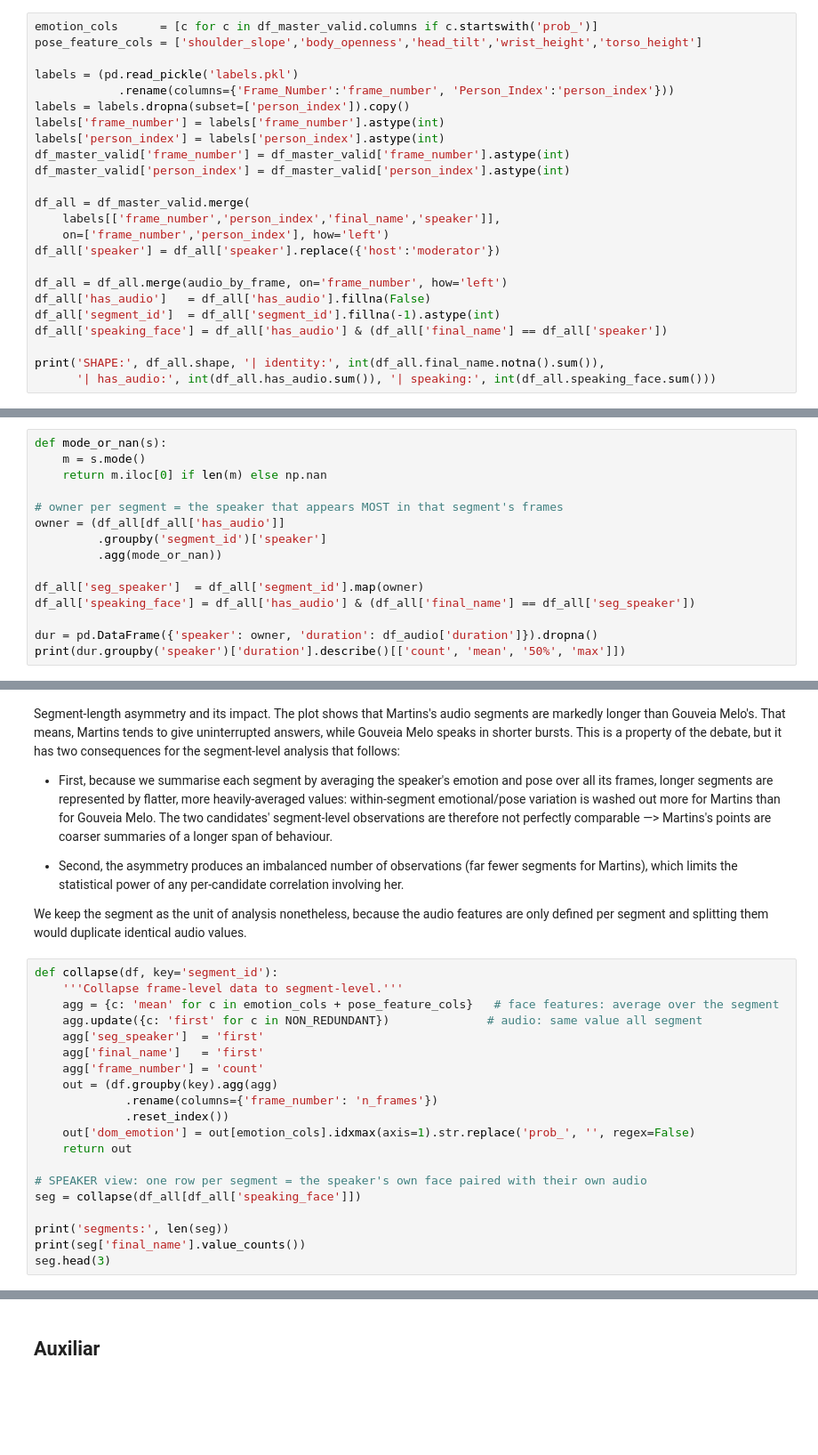
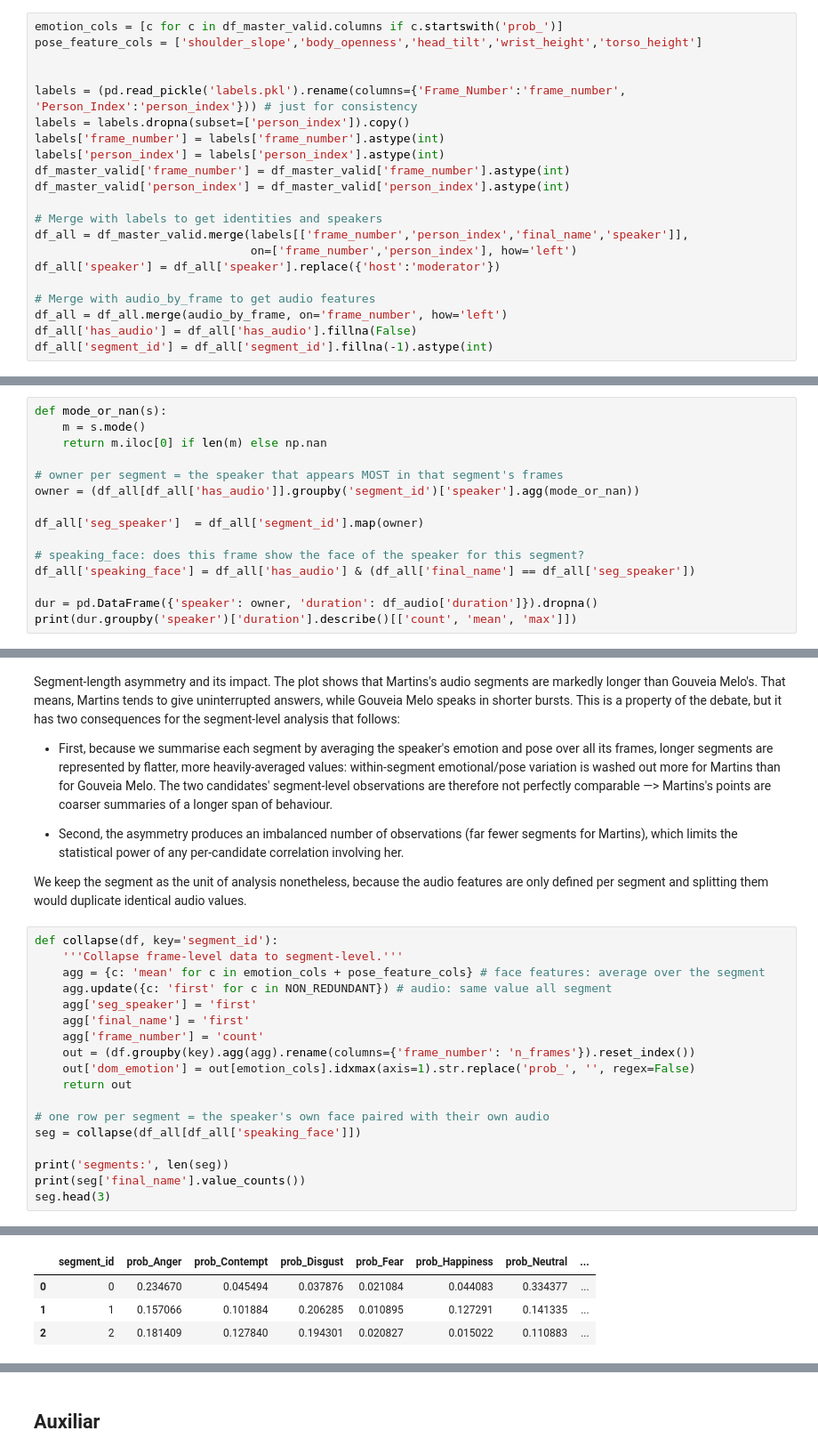
Before and after one commit to Dinisas/Big-Data, a Jupyter notebook: labeling_visual/corelations_updated.ipynb, the cells around one changed output, grey strips where cells are left out. Shown at 89% size. Cells and saved outputs as stored; diff of their text form; blank space fills up the shorter version.

```diff
--- a/labeling_visual/corelations_updated.ipynb
+++ b/labeling_visual/corelations_updated.ipynb
@@ -280,27 +257,24 @@ Per-face visual + identity (`final_name`) + per-frame audio (nullable) + flags.
 # %%
-emotion_cols      = [c for c in df_master_valid.columns if c.startswith('prob_')]
+emotion_cols = [c for c in df_master_valid.columns if c.startswith('prob_')]
 pose_feature_cols = ['shoulder_slope','body_openness','head_tilt','wrist_height','torso_height']
 
-labels = (pd.read_pickle('labels.pkl')
-            .rename(columns={'Frame_Number':'frame_number', 'Person_Index':'person_index'}))
+
+labels = (pd.read_pickle('labels.pkl').rename(columns={'Frame_Number':'frame_number', 'Person_Index':'person_index'})) # just for consistency
 labels = labels.dropna(subset=['person_index']).copy()
 labels['frame_number'] = labels['frame_number'].astype(int)
 labels['person_index'] = labels['person_index'].astype(int)
 df_master_valid['frame_number'] = df_master_valid['frame_number'].astype(int)
 df_master_valid['person_index'] = df_master_valid['person_index'].astype(int)
 
-df_all = df_master_valid.merge(
-    labels[['frame_number','person_index','final_name','speaker']],
-    on=['frame_number','person_index'], how='left')
+# Merge with labels to get identities and speakers
+df_all = df_master_valid.merge(labels[['frame_number','person_index','final_name','speaker']],
+                               on=['frame_number','person_index'], how='left')
 df_all['speaker'] = df_all['speaker'].replace({'host':'moderator'})
 
+# Merge with audio_by_frame to get audio features
 df_all = df_all.merge(audio_by_frame, on='frame_number', how='left')
-df_all['has_audio']   = df_all['has_audio'].fillna(False)
-df_all['segment_id']  = df_all['segment_id'].fillna(-1).astype(int)
-df_all['speaking_face'] = df_all['has_audio'] & (df_all['final_name'] == df_all['speaker'])
-
-print('SHAPE:', df_all.shape, '| identity:', int(df_all.final_name.notna().sum()),
-      '| has_audio:', int(df_all.has_audio.sum()), '| speaking:', int(df_all.speaking_face.sum()))
+df_all['has_audio'] = df_all['has_audio'].fillna(False)
+df_all['segment_id'] = df_all['segment_id'].fillna(-1).astype(int)
 # %% [markdown]
 ## Segment-level view (for all audio↔visual analysis)
 One row per segment: speaking-face emotion/pose **averaged** over the segment, the segment's audio value (`first`, since it's constant), and the segment's dominant emotion.
@@ -312,12 +286,12 @@ def mode_or_nan(s):
     return m.iloc[0] if len(m) else np.nan
 
 # owner per segment = the speaker that appears MOST in that segment's frames
-owner = (df_all[df_all['has_audio']]
-         .groupby('segment_id')['speaker']
-         .agg(mode_or_nan))
+owner = (df_all[df_all['has_audio']].groupby('segment_id')['speaker'].agg(mode_or_nan))
 
 df_all['seg_speaker']  = df_all['segment_id'].map(owner)
+
+# speaking_face: does this frame show the face of the speaker for this segment?
 df_all['speaking_face'] = df_all['has_audio'] & (df_all['final_name'] == df_all['seg_speaker'])
 
 dur = pd.DataFrame({'speaker': owner, 'duration': df_audio['duration']}).dropna()
-print(dur.groupby('speaker')['duration'].describe()[['count', 'mean', '50%', 'max']])
+print(dur.groupby('speaker')['duration'].describe()[['count', 'mean', 'max']])
@@ -355,20 +337,19 @@ We keep the segment as the unit of analysis nonetheless, because the audio featu
 # %%
 def collapse(df, key='segment_id'):
     '''Collapse frame-level data to segment-level.'''
-    agg = {c: 'mean' for c in emotion_cols + pose_feature_cols}   # face features: average over the segment
-    agg.update({c: 'first' for c in NON_REDUNDANT})              # audio: same value all segment
-    agg['seg_speaker']  = 'first'
-    agg['final_name']   = 'first'
+    agg = {c: 'mean' for c in emotion_cols + pose_feature_cols} # face features: average over the segment
+    agg.update({c: 'first' for c in NON_REDUNDANT}) # audio: same value all segment
+    agg['seg_speaker'] = 'first'
+    agg['final_name'] = 'first'
     agg['frame_number'] = 'count'
-    out = (df.groupby(key).agg(agg)
-             .rename(columns={'frame_number': 'n_frames'})
-             .reset_index())
+    out = (df.groupby(key).agg(agg).rename(columns={'frame_number': 'n_frames'}).reset_index())
     out['dom_emotion'] = out[emotion_cols].idxmax(axis=1).str.replace('prob_', '', regex=False)
     return out
 
-# SPEAKER view: one row per segment = the speaker's own face paired with their own audio
+# one row per segment = the speaker's own face paired with their own audio
 seg = collapse(df_all[df_all['speaking_face']])
 
 print('segments:', len(seg))
 print(seg['final_name'].value_counts())
 seg.head(3)
+# %% [output]
@@ -374,0 +362,4 @@ seg.head(3)
+|  | segment_id | prob_Anger | prob_Contempt | prob_Disgust | prob_Fear | prob_Happiness | prob_Neutral | ... |
+| 0 | 0 | 0.234670 | 0.045494 | 0.037876 | 0.021084 | 0.044083 | 0.334377 | ... |
+| 1 | 1 | 0.157066 | 0.101884 | 0.206285 | 0.010895 | 0.127291 | 0.141335 | ... |
+| 2 | 2 | 0.181409 | 0.127840 | 0.194301 | 0.020827 | 0.015022 | 0.110883 | ... |
```
Also changed, not shown: parts of 25 cells of this notebook, 1 other file.
